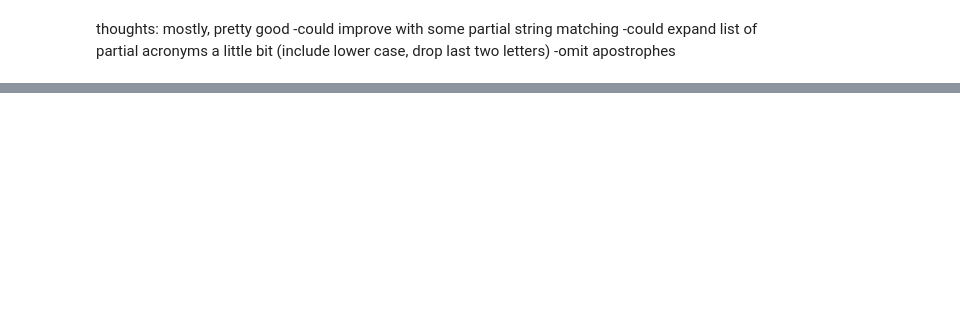
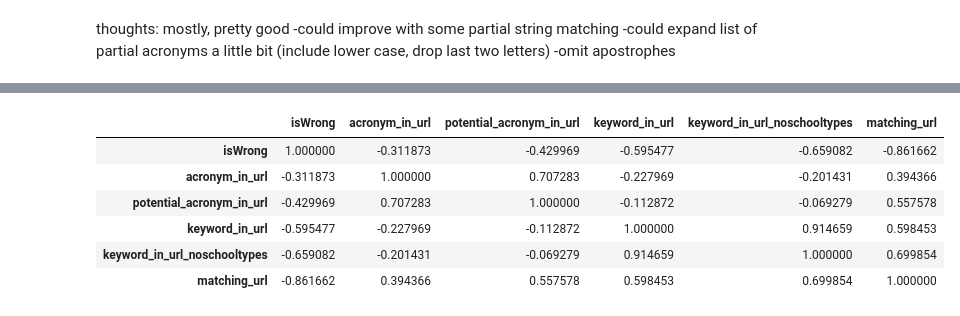
Before and after one commit to magratheazaphod/nextcaller, a Jupyter notebook: two_scratch.ipynb, the cells around one changed output, grey strips where cells are left out. Cells and saved outputs as stored; diff of their text form; code cells hidden in the pictures; blank space fills up the shorter version.

```diff
--- a/two_scratch.ipynb
+++ b/two_scratch.ipynb
@@ -386,0 +427,10 @@ thoughts: mostly, pretty good
+# %%
+sample_df.corr()
+# %% [output]
+|  | isWrong | acronym_in_url | potential_acronym_in_url | keyword_in_url | keyword_in_url_noschooltypes | matching_url |
+| isWrong | 1.000000 | -0.311873 | -0.429969 | -0.595477 | -0.659082 | -0.861662 |
+| acronym_in_url | -0.311873 | 1.000000 | 0.707283 | -0.227969 | -0.201431 | 0.394366 |
+| potential_acronym_in_url | -0.429969 | 0.707283 | 1.000000 | -0.112872 | -0.069279 | 0.557578 |
+| keyword_in_url | -0.595477 | -0.227969 | -0.112872 | 1.000000 | 0.914659 | 0.598453 |
+| keyword_in_url_noschooltypes | -0.659082 | -0.201431 | -0.069279 | 0.914659 | 1.000000 | 0.699854 |
+| matching_url | -0.861662 | 0.394366 | 0.557578 | 0.598453 | 0.699854 | 1.000000 |
```
Also changed, not shown: parts of 6 cells of this notebook.
